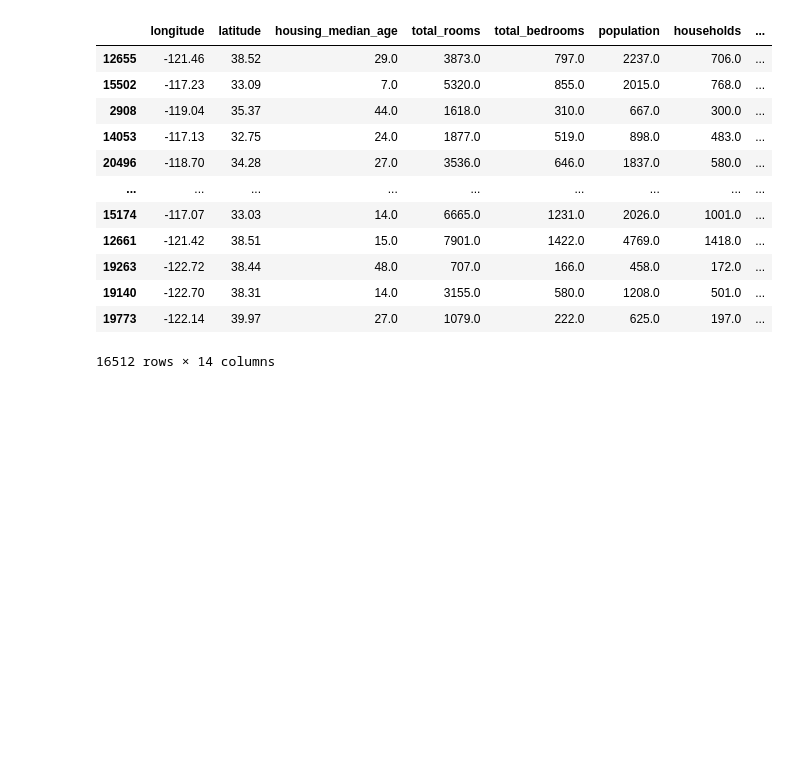
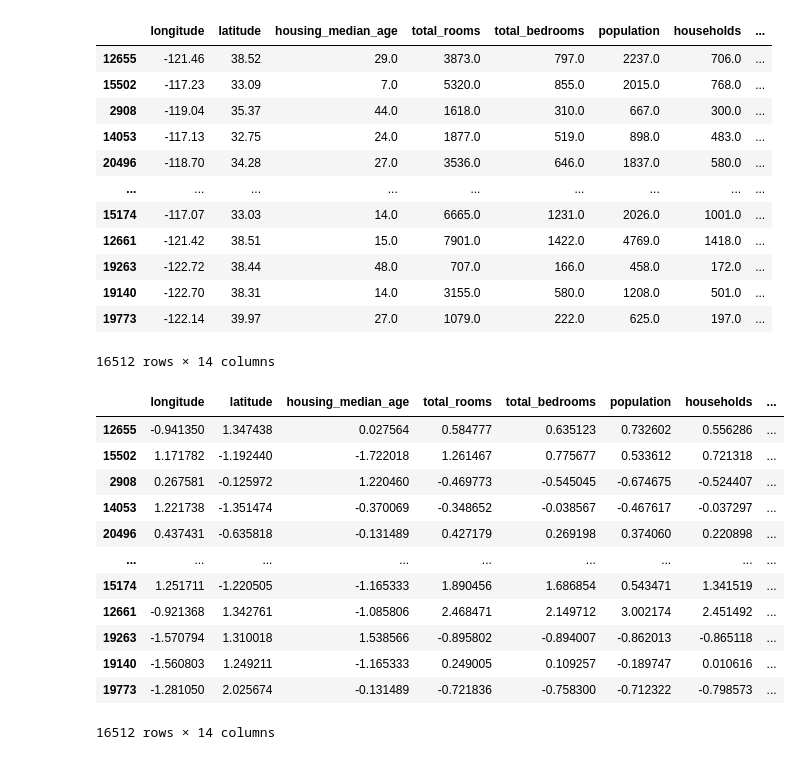
Before and after one commit to sufyan1105/House-Price-Prediction, a Jupyter notebook: Feature Scaling.ipynb, the cells around one changed output. Drawn from its saved outputs; the diff is of its cells as text; code cells hidden in the pictures; blank space fills up the shorter version.

```diff
--- a/Feature Scaling.ipynb
+++ b/Feature Scaling.ipynb
@@ -161,4 +161,20 @@ from sklearn.preprocessing import StandardScaler
 scaler = StandardScaler()
 df_scaled = scaler.fit_transform(df)
 # %%
-df_scaled = pd.DataF
+df_scaled = pd.DataFrame(df_scaled, columns= df.columns, index = df.index)
+# %%
+df_scaled
+# %% [output]
+|  | longitude | latitude | housing_median_age | total_rooms | total_bedrooms | population | households | ... |
+| 12655 | -0.941350 | 1.347438 | 0.027564 | 0.584777 | 0.635123 | 0.732602 | 0.556286 | ... |
+| 15502 | 1.171782 | -1.192440 | -1.722018 | 1.261467 | 0.775677 | 0.533612 | 0.721318 | ... |
+| 2908 | 0.267581 | -0.125972 | 1.220460 | -0.469773 | -0.545045 | -0.674675 | -0.524407 | ... |
+| 14053 | 1.221738 | -1.351474 | -0.370069 | -0.348652 | -0.038567 | -0.467617 | -0.037297 | ... |
+| 20496 | 0.437431 | -0.635818 | -0.131489 | 0.427179 | 0.269198 | 0.374060 | 0.220898 | ... |
+| ... | ... | ... | ... | ... | ... | ... | ... | ... |
+| 15174 | 1.251711 | -1.220505 | -1.165333 | 1.890456 | 1.686854 | 0.543471 | 1.341519 | ... |
+| 12661 | -0.921368 | 1.342761 | -1.085806 | 2.468471 | 2.149712 | 3.002174 | 2.451492 | ... |
+| 19263 | -1.570794 | 1.310018 | 1.538566 | -0.895802 | -0.894007 | -0.862013 | -0.865118 | ... |
+| 19140 | -1.560803 | 1.249211 | -1.165333 | 0.249005 | 0.109257 | -0.189747 | 0.010616 | ... |
+| 19773 | -1.281050 | 2.025674 | -0.131489 | -0.721836 | -0.758300 | -0.712322 | -0.798573 | ... |
+16512 rows × 14 columns
```
Also changed, not shown: 1 other file.
